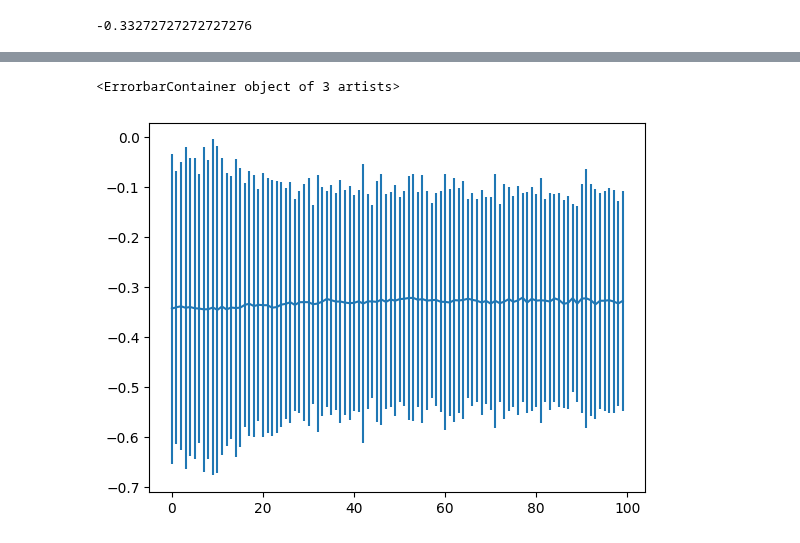
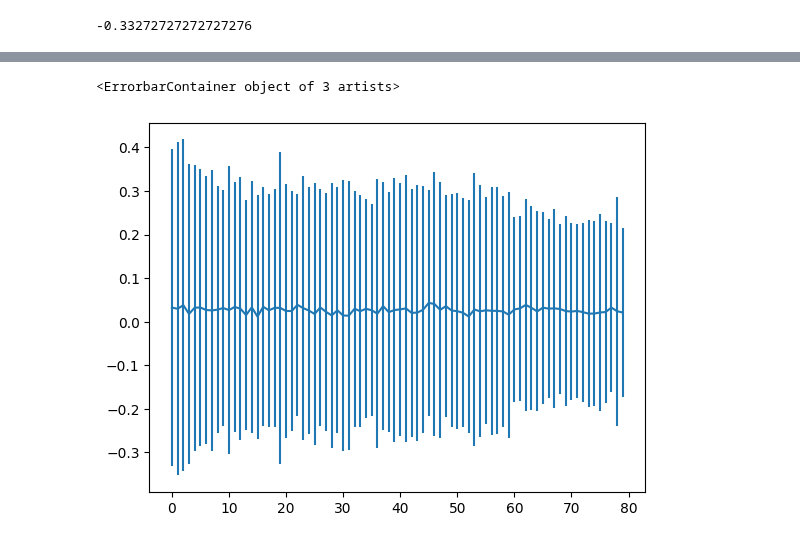
Before and after one commit to vdrouint/d-wave-other, a Jupyter notebook: kagome-tfim/zephyr_shimming.ipynb, the cells around one changed output, grey strips where cells are left out. Drawn from its saved outputs; the diff is of its cells as text; code cells hidden in the pictures.

```diff
--- a/kagome-tfim/zephyr_shimming.ipynb
+++ b/kagome-tfim/zephyr_shimming.ipynb
@@ -409,10 +413,14 @@ np.mean(array_mi[98][indices_to_measure])
+# %%
+all_mag_per_qubit = arr["all_mag_per_qubit"]
+all_bias = arr["all_biases"]
+used_qubits = np.array(arr["used_qubits"], dtype = int)
 # %%
-bias_v2 = np.load("flux_h1.npy")
+# bias_v2 = np.load("flux_h1.npy")
 cmap = plt.colormaps['Spectral']
 
-for k in range(len(bias_v2[0])):
-    flux_qubit = np.ones(len(bias_v2))
-    for i in range(len(bias_v2)):
-        flux_qubit[i] = bias_v2[i][k]
-    plt.plot(flux_qubit, color = cmap(k/len(bias_v2[0])))
+for k in range(len(all_bias[0])):
+    flux_qubit = np.ones(len(all_bias))
+    for i in range(len(all_bias)):
+        flux_qubit[i] = all_bias[i][k]
+    plt.plot(flux_qubit, color = cmap(k/len(all_bias[0])))
 # %% [output]
@@ -420,9 +427,0 @@ for k in range(len(bias_v2[0])):
-# %%
-bias_v2 = np.load("flux_v1.npy")
-cmap = plt.colormaps['Spectral']
-
-for k in range(len(bias_v2[0])):
-    flux_qubit = np.ones(len(bias_v2))
-    for i in range(len(bias_v2)):
-        flux_qubit[i] = bias_v2[i][k]
-    plt.plot(flux_qubit, color = cmap(k/len(bias_v2[0])))
@@ -431,9 +427,0 @@ for k in range(len(bias_v2[0])):
-# %%
-bias_v2 = np.load("flux_v2.npy")
-cmap = plt.colormaps['Spectral']
-
-for k in range(len(bias_v2[0])):
-    flux_qubit = np.ones(len(bias_v2))
-    for i in range(len(bias_v2)):
-        flux_qubit[i] = bias_v2[i][k]
-    plt.plot(flux_qubit, color = cmap(k/len(bias_v2[0])))
@@ -442,18 +428,17 @@ for k in range(len(bias_v2[0])):
 # %%
 avg_v = []
 std_v = []
 
-used_qubits = np.array(qm_ar[0], dtype = int)
 indices_to_measure = []
 for qubit in sublatt_dict.keys():
     indices_to_measure.append(np.where(used_qubits == qubit)[0][0])
 
-for i in range(len(array_mi)):
-    avg_v.append(np.mean(array_mi[i][indices_to_measure]))
-    std_v.append(np.std(array_mi[i][indices_to_measure]))
-plt.errorbar(range(len(array_flux)), avg_v, yerr = std_v)
+for i in range(len(all_mag_per_qubit)):
+    avg_v.append(np.mean(all_mag_per_qubit[i][indices_to_measure]))
+    std_v.append(np.std(all_mag_per_qubit[i][indices_to_measure]))
+plt.errorbar(range(len(all_mag_per_qubit)), avg_v, yerr = std_v)
 # %% [output]
 <ErrorbarContainer object of 3 artists>
-[figure, old version]
+[figure, new version]
 # %%
 #first_ten = np.array(np.mean(array_mi[1:10]).flatten()
```
Also changed, not shown: parts of 12 cells of this notebook, 2 other files.
